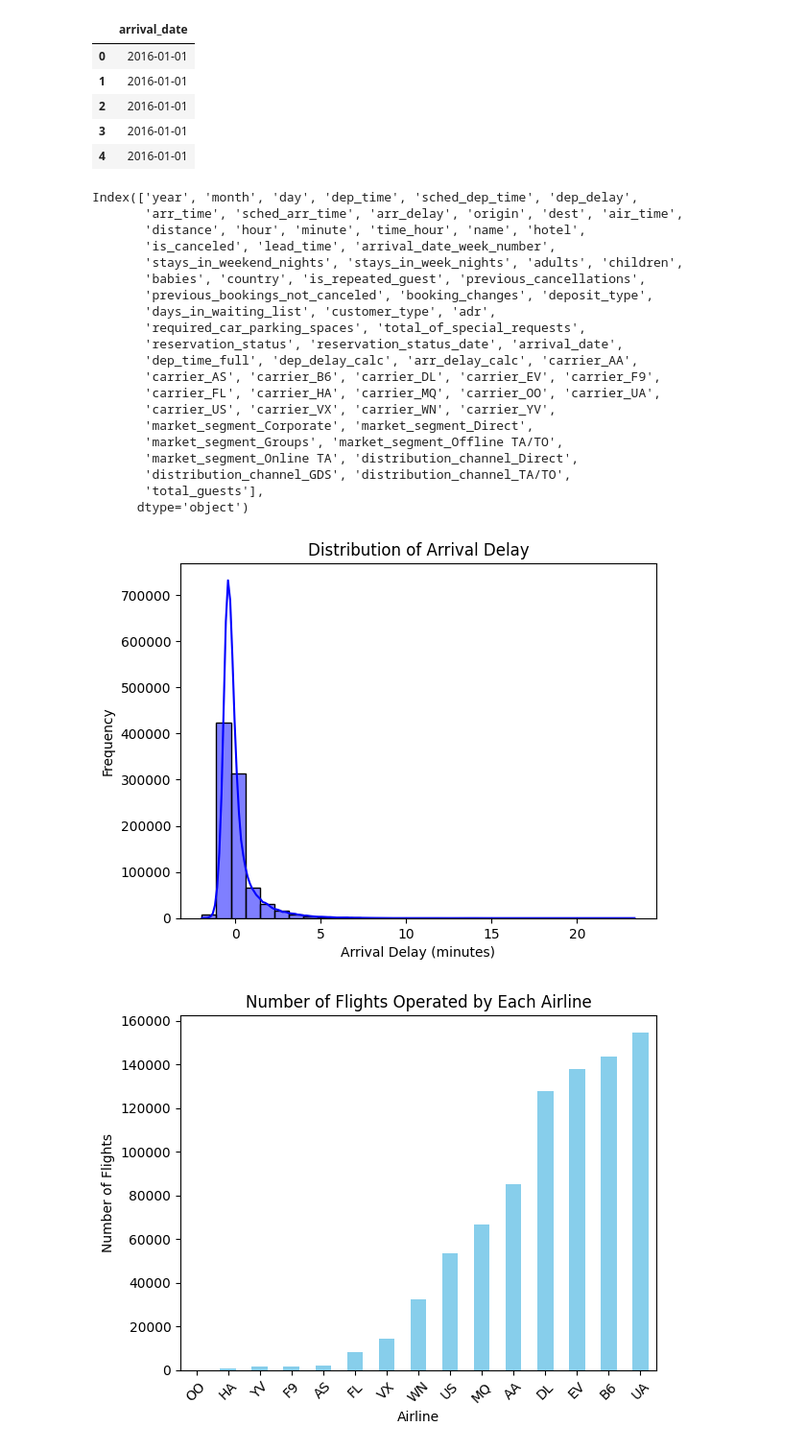
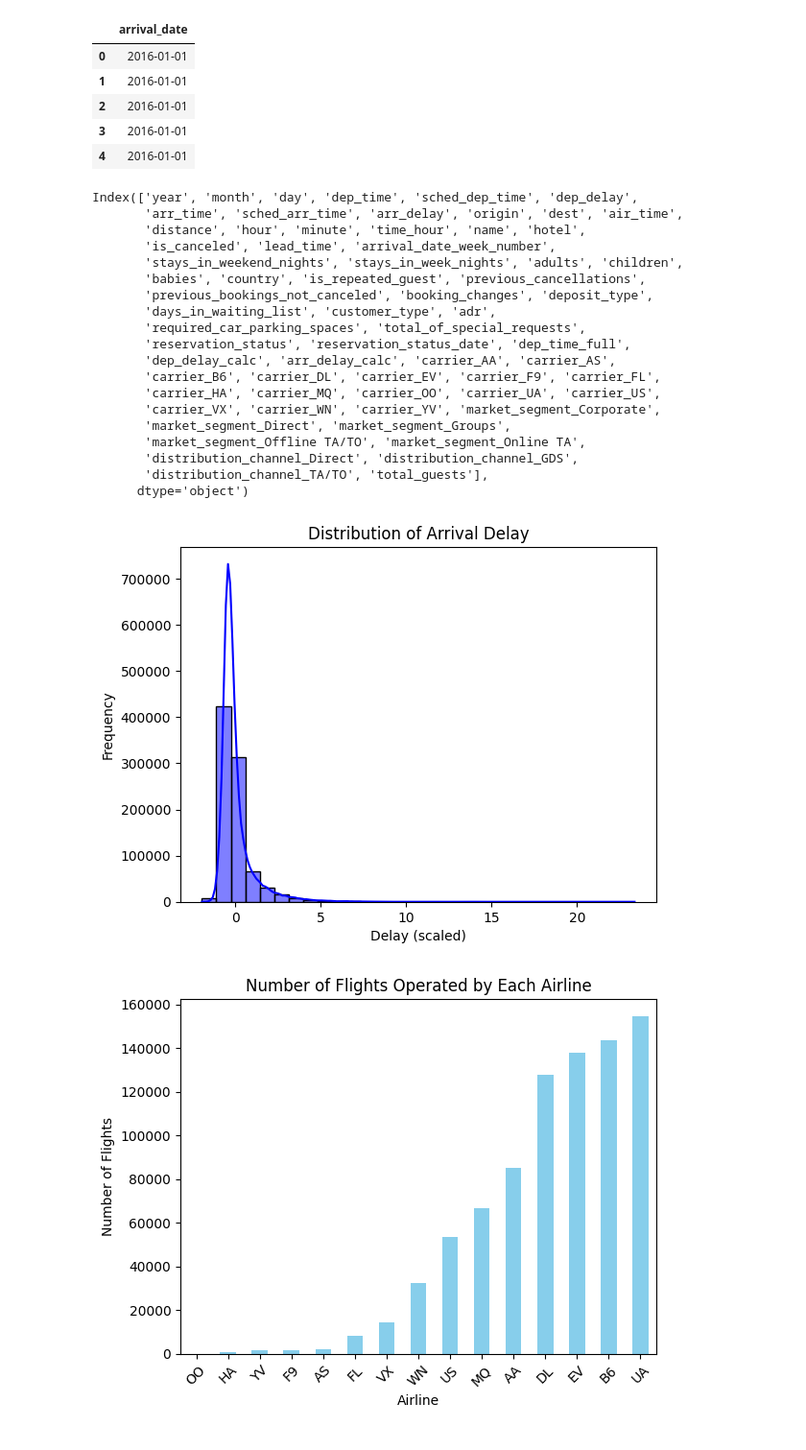
Before and after one commit to ConorJones05/STOR320_Final, a Jupyter notebook: EDA Template.ipynb, the cells around one changed output. Shown at 96% size. Drawn from its saved outputs; the diff is of its cells as text; code cells hidden in the pictures.

```diff
--- a/EDA Template.ipynb
+++ b/EDA Template.ipynb
@@ -282,21 +282,21 @@ cleaned_merged_data = pd.get_dummies(cleaned_merged_data, columns=categorical_fe
 #  Takes data and makes it into diffrent catigoireis for later analysis
 # %%
 binary_features = ['is_canceled', 'is_repeated_guest']
-cleaned_merged_data[binary_features] = cleaned_merged_data[binary_features].astype(int)
+merged_data[binary_features] = merged_data[binary_features].astype(int)
 #  Turn binary data into binary (self expanitory)
 # %%
 count_features = ['previous_cancellations', 'previous_bookings_not_canceled', 'booking_changes', 'total_of_special_requests']
-cleaned_merged_data[count_features] = scaler.fit_transform(cleaned_merged_data[count_features])
+merged_data[count_features] = scaler.fit_transform(merged_data[count_features])
 
 # Calculates the mean and standard deviation then applies the transformation to the data using the parameters
 # %%
-cleaned_merged_data['total_guests'] = cleaned_merged_data[['adults', 'children', 'babies']].sum(axis=1)
+merged_data['total_guests'] = merged_data[['adults', 'children', 'babies']].sum(axis=1)
 # Summing the total amounts of guests
 # %%
-cleaned_merged_data['reservation_status'] = cleaned_merged_data['reservation_status'].astype('category').cat.codes
+merged_data['reservation_status'] = merged_data['reservation_status'].astype('category').cat.codes
 # Convert regitration status to numerical codes
 # %%
-cleaned_merged_data.columns
+merged_data.columns
 # %% [output]
 Index(['year', 'month', 'day', 'dep_time', 'sched_dep_time', 'dep_delay',
        'arr_time', 'sched_arr_time', 'arr_delay', 'origin', 'dest', 'air_time',
@@ -307,26 +307,25 @@ Index(['year', 'month', 'day', 'dep_time', 'sched_dep_time', 'dep_delay',
        'previous_bookings_not_canceled', 'booking_changes', 'deposit_type',
        'days_in_waiting_list', 'customer_type', 'adr',
        'required_car_parking_spaces', 'total_of_special_requests',
-       'reservation_status', 'reservation_status_date', 'arrival_date',
-       'dep_time_full', 'dep_delay_calc', 'arr_delay_calc', 'carrier_AA',
-       'carrier_AS', 'carrier_B6', 'carrier_DL', 'carrier_EV', 'carrier_F9',
-       'carrier_FL', 'carrier_HA', 'carrier_MQ', 'carrier_OO', 'carrier_UA',
-       'carrier_US', 'carrier_VX', 'carrier_WN', 'carrier_YV',
-       'market_segment_Corporate', 'market_segment_Direct',
-       'market_segment_Groups', 'market_segment_Offline TA/TO',
-       'market_segment_Online TA', 'distribution_channel_Direct',
-       'distribution_channel_GDS', 'distribution_channel_TA/TO',
-       'total_guests'],
+       'reservation_status', 'reservation_status_date', 'dep_time_full',
+       'dep_delay_calc', 'arr_delay_calc', 'carrier_AA', 'carrier_AS',
+       'carrier_B6', 'carrier_DL', 'carrier_EV', 'carrier_F9', 'carrier_FL',
+       'carrier_HA', 'carrier_MQ', 'carrier_OO', 'carrier_UA', 'carrier_US',
+       'carrier_VX', 'carrier_WN', 'carrier_YV', 'market_segment_Corporate',
+       'market_segment_Direct', 'market_segment_Groups',
+       'market_segment_Offline TA/TO', 'market_segment_Online TA',
+       'distribution_channel_Direct', 'distribution_channel_GDS',
+       'distribution_channel_TA/TO', 'total_guests'],
       dtype='object')
 # %%
 ## Exploratory data visualization (1 point)
 # %%
-sns.histplot(cleaned_merged_data['arr_delay'], bins=30, kde=True, color='blue')
+sns.histplot(merged_data['arr_delay'], bins=30, kde=True, color='blue')
 plt.title('Distribution of Arrival Delay')
-plt.xlabel('Arrival Delay (minutes)')
+plt.xlabel('Delay (scaled)')
 plt.ylabel('Frequency')
 plt.show()
 # %% [output]
-[figure, old version]
+[figure, new version]
 # %%
 # Count the number of flights per carrier
```
Also changed, not shown: parts of 25 cells of this notebook.
